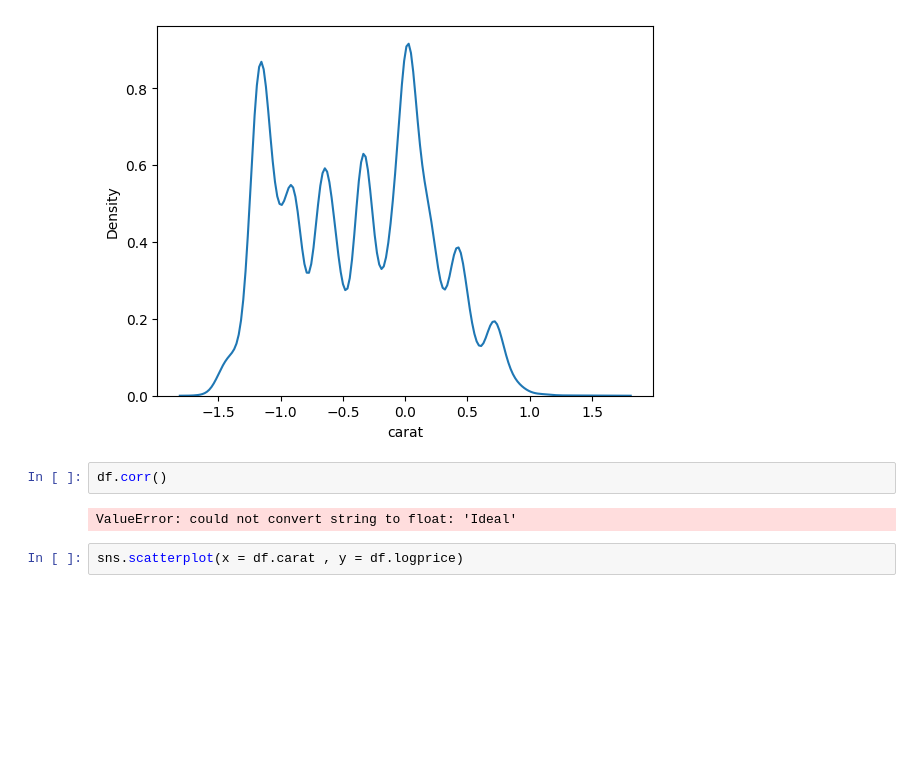
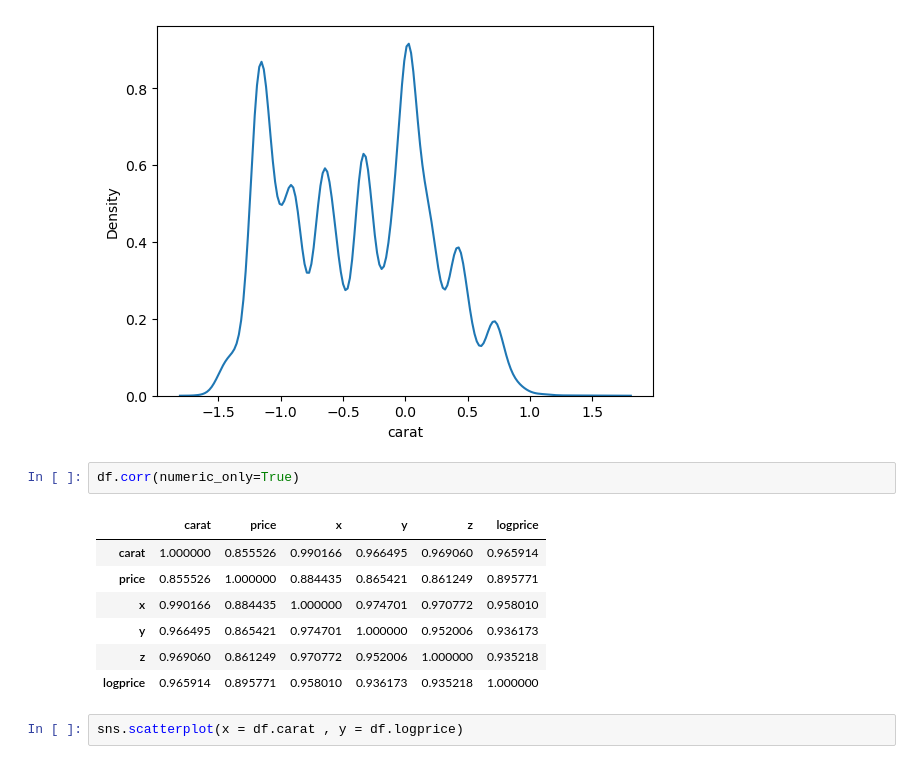
Before and after one commit to MarcusHolloworld/Statistical-Analysis, a Jupyter notebook: statistical_Analysis_project/Diamond Price Prediction.ipynb, the cells around one changed output. Saved outputs shown, nothing was run; the diff lists cells and outputs as text; blank space fills up the shorter version.

```diff
--- a/statistical_Analysis_project/Diamond Price Prediction.ipynb
+++ b/statistical_Analysis_project/Diamond Price Prediction.ipynb
@@ -203,9 +211,15 @@ sns.kdeplot(df.carat)
 <Axes: xlabel='carat', ylabel='Density'>
 [figure]
 # %%
-df.corr()
+df.corr(numeric_only=True)
 # %% [output]
-ValueError: could not convert string to float: 'Ideal'
+|  | carat | price | x | y | z | logprice |
+| carat | 1.000000 | 0.855526 | 0.990166 | 0.966495 | 0.969060 | 0.965914 |
+| price | 0.855526 | 1.000000 | 0.884435 | 0.865421 | 0.861249 | 0.895771 |
+| x | 0.990166 | 0.884435 | 1.000000 | 0.974701 | 0.970772 | 0.958010 |
+| y | 0.966495 | 0.865421 | 0.974701 | 1.000000 | 0.952006 | 0.936173 |
+| z | 0.969060 | 0.861249 | 0.970772 | 0.952006 | 1.000000 | 0.935218 |
+| logprice | 0.965914 | 0.895771 | 0.958010 | 0.936173 | 0.935218 | 1.000000 |
 # %%
 sns.scatterplot(x = df.carat , y = df.logprice)
 # %% [output]
```
Also changed, not shown: parts of 11 cells of this notebook.
